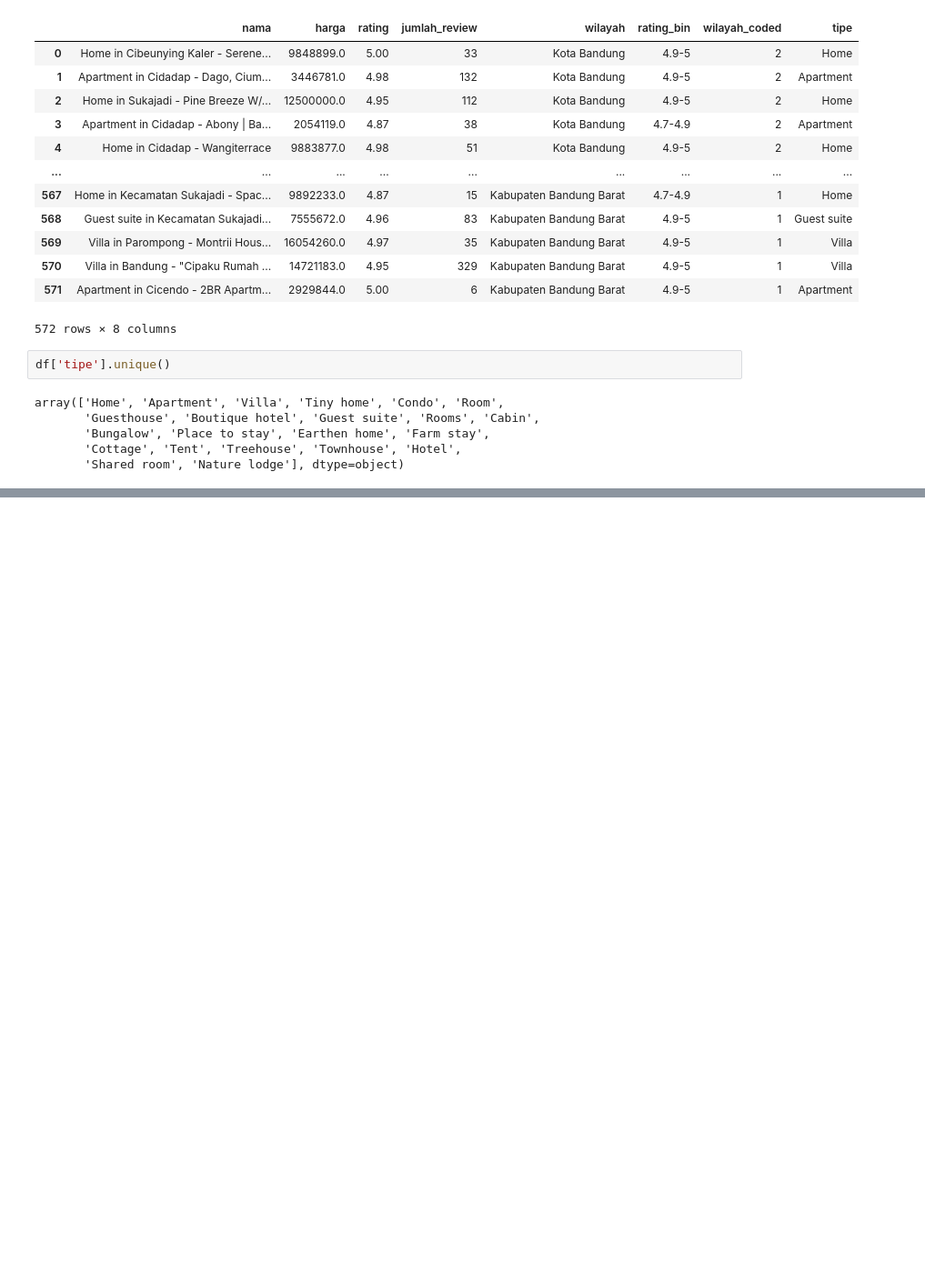
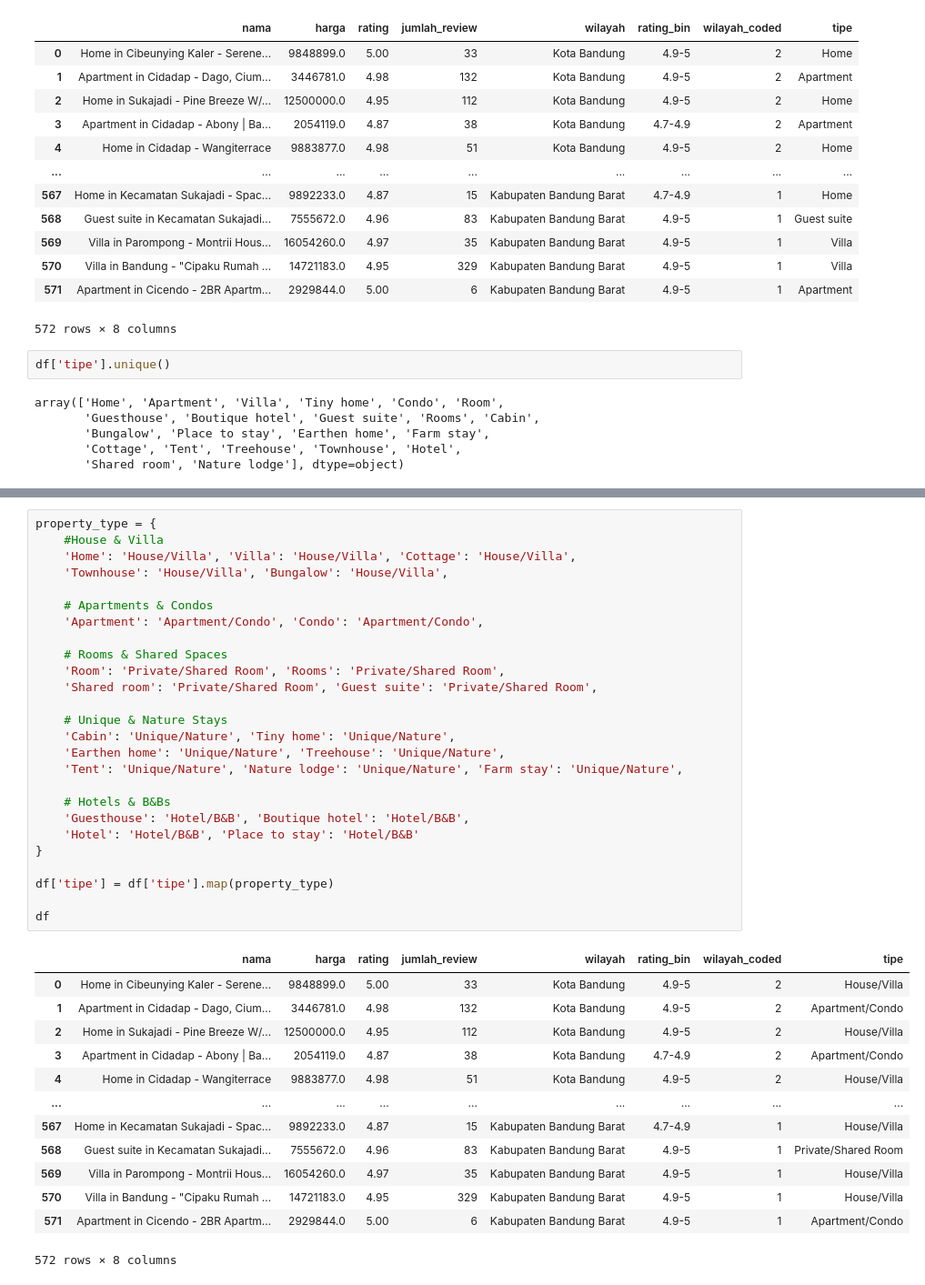
Before and after one commit to fzkmdly/AirBnb, a Jupyter notebook: hotelRev.ipynb, the cells around one changed output, grey strips where cells are left out. Shown at 91% size. Cells and saved outputs as stored; diff of their text form; blank space fills up the shorter version.

```diff
--- a/hotelRev.ipynb
+++ b/hotelRev.ipynb
@@ -460,0 +485,40 @@ array(['Home', 'Apartment', 'Villa', 'Tiny home', 'Condo', 'Room',
+# %%
+property_type = {
+    #House & Villa
+    'Home': 'House/Villa', 'Villa': 'House/Villa', 'Cottage': 'House/Villa',
+    'Townhouse': 'House/Villa', 'Bungalow': 'House/Villa',
+
+    # Apartments & Condos
+    'Apartment': 'Apartment/Condo', 'Condo': 'Apartment/Condo',
+
+    # Rooms & Shared Spaces
+    'Room': 'Private/Shared Room', 'Rooms': 'Private/Shared Room',
+    'Shared room': 'Private/Shared Room', 'Guest suite': 'Private/Shared Room',
+
+    # Unique & Nature Stays
+    'Cabin': 'Unique/Nature', 'Tiny home': 'Unique/Nature',
+    'Earthen home': 'Unique/Nature', 'Treehouse': 'Unique/Nature',
+    'Tent': 'Unique/Nature', 'Nature lodge': 'Unique/Nature', 'Farm stay': 'Unique/Nature',
+
+    # Hotels & B&Bs
+    'Guesthouse': 'Hotel/B&B', 'Boutique hotel': 'Hotel/B&B',
+    'Hotel': 'Hotel/B&B', 'Place to stay': 'Hotel/B&B'
+}
+
+df['tipe'] = df['tipe'].map(property_type)
+
+df
+# %% [output]
+|  | nama | harga | rating | jumlah_review | wilayah | rating_bin | wilayah_coded | tipe |
+| 0 | Home in Cibeunying Kaler - Serene... | 9848899.0 | 5.00 | 33 | Kota Bandung | 4.9-5 | 2 | House/Villa |
+| 1 | Apartment in Cidadap - Dago, Cium... | 3446781.0 | 4.98 | 132 | Kota Bandung | 4.9-5 | 2 | Apartment/Condo |
+| 2 | Home in Sukajadi - Pine Breeze W/... | 12500000.0 | 4.95 | 112 | Kota Bandung | 4.9-5 | 2 | House/Villa |
+| 3 | Apartment in Cidadap - Abony | Ba... | 2054119.0 | 4.87 | 38 | Kota Bandung | 4.7-4.9 | 2 | Apartment/Condo |
+| 4 | Home in Cidadap - Wangiterrace | 9883877.0 | 4.98 | 51 | Kota Bandung | 4.9-5 | 2 | House/Villa |
+| ... | ... | ... | ... | ... | ... | ... | ... | ... |
+| 567 | Home in Kecamatan Sukajadi - Spac... | 9892233.0 | 4.87 | 15 | Kabupaten Bandung Barat | 4.7-4.9 | 1 | House/Villa |
+| 568 | Guest suite in Kecamatan Sukajadi... | 7555672.0 | 4.96 | 83 | Kabupaten Bandung Barat | 4.9-5 | 1 | Private/Shared Room |
+| 569 | Villa in Parompong - Montrii Hous... | 16054260.0 | 4.97 | 35 | Kabupaten Bandung Barat | 4.9-5 | 1 | House/Villa |
+| 570 | Villa in Bandung - "Cipaku Rumah ... | 14721183.0 | 4.95 | 329 | Kabupaten Bandung Barat | 4.9-5 | 1 | House/Villa |
+| 571 | Apartment in Cicendo - 2BR Apartm... | 2929844.0 | 5.00 | 6 | Kabupaten Bandung Barat | 4.9-5 | 1 | Apartment/Condo |
+572 rows × 8 columns
```
Also changed, not shown: parts of 16 cells of this notebook.
